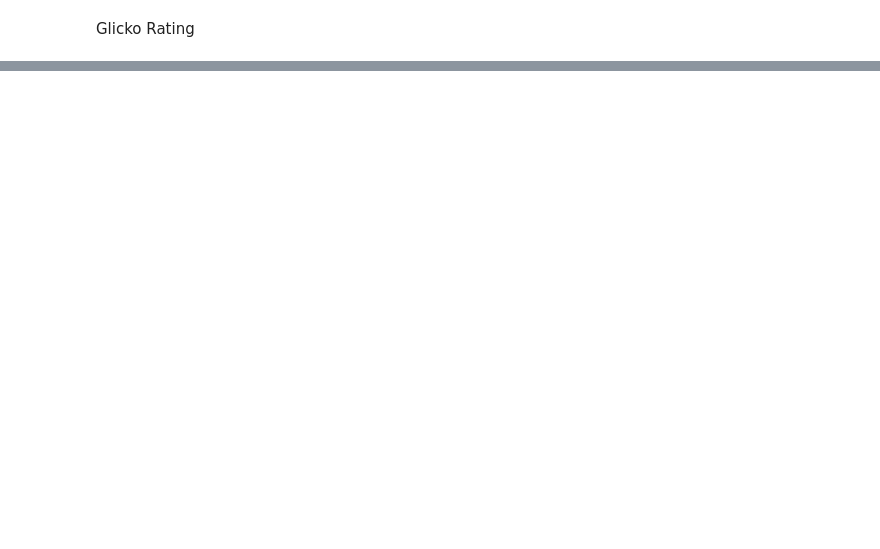
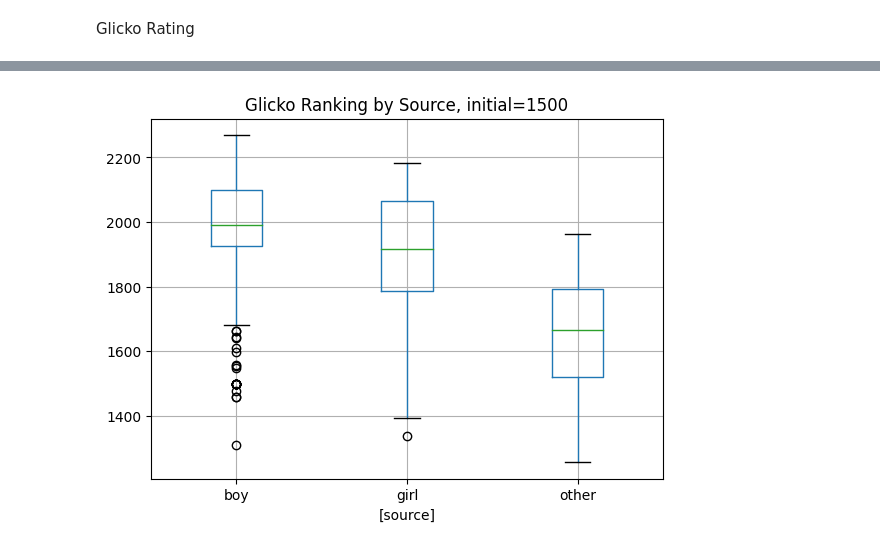
Before and after one commit to sarahaptumich/capstone, a Jupyter notebook: breaker_ranking_2.ipynb, the cells around one changed output, grey strips where cells are left out. Cells and saved outputs as stored; diff of their text form; code cells hidden in the pictures; blank space fills up the shorter version.

```diff
--- a/breaker_ranking_2.ipynb
+++ b/breaker_ranking_2.ipynb
@@ -340,0 +396,10 @@ plt.legend()
+# %%
+combined_glicko[['source', 'ranking']].boxplot(by='source')
+# Add a title to the plot
+plt.title('Glicko Ranking by Source, initial=1500')
+plt.suptitle('')  # Suppress the automatic title to only show the custom one
+
+# Show the plot
+plt.show()
+# %% [output]
+[figure, added]
```
Also changed, not shown: parts of 26 cells of this notebook.
